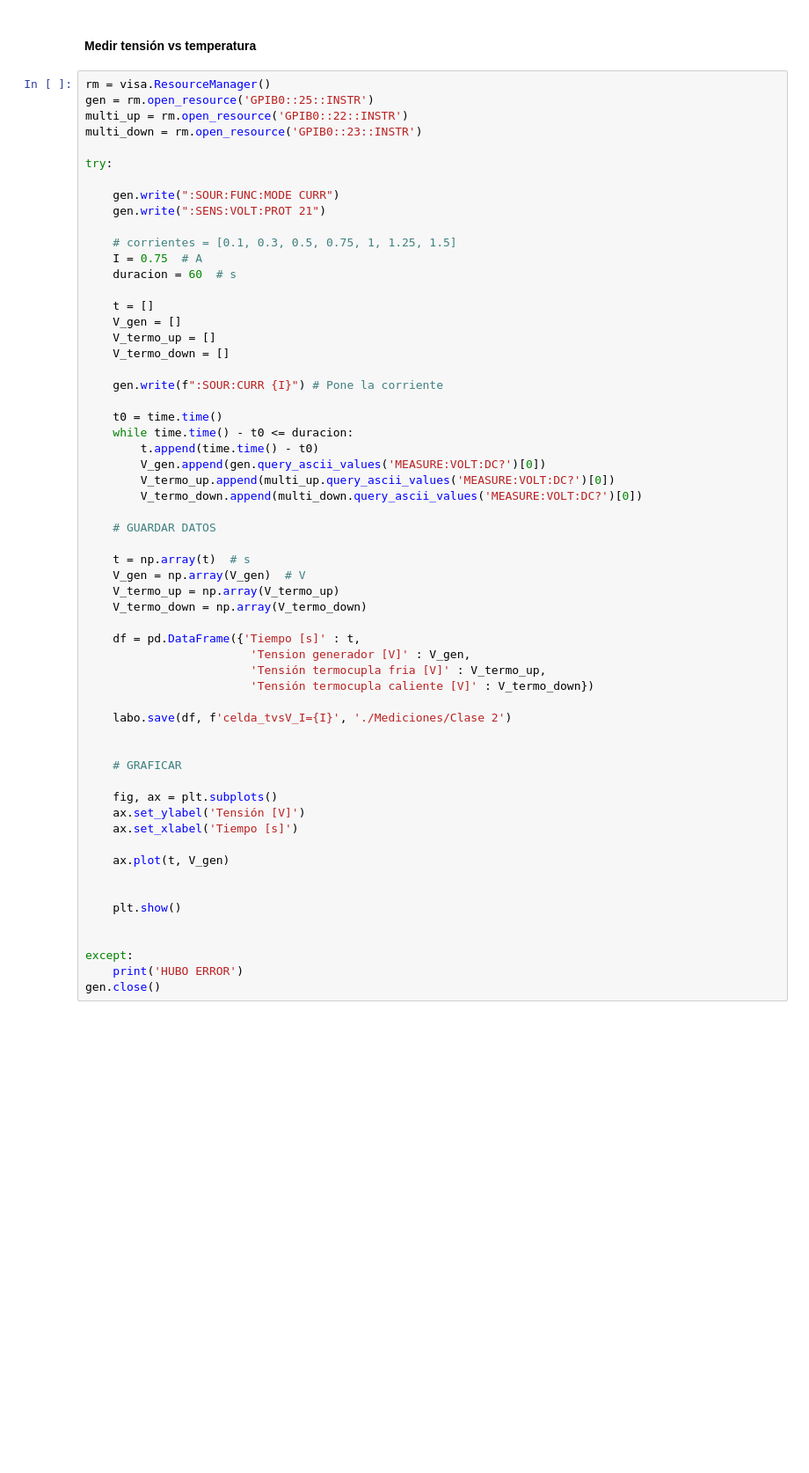
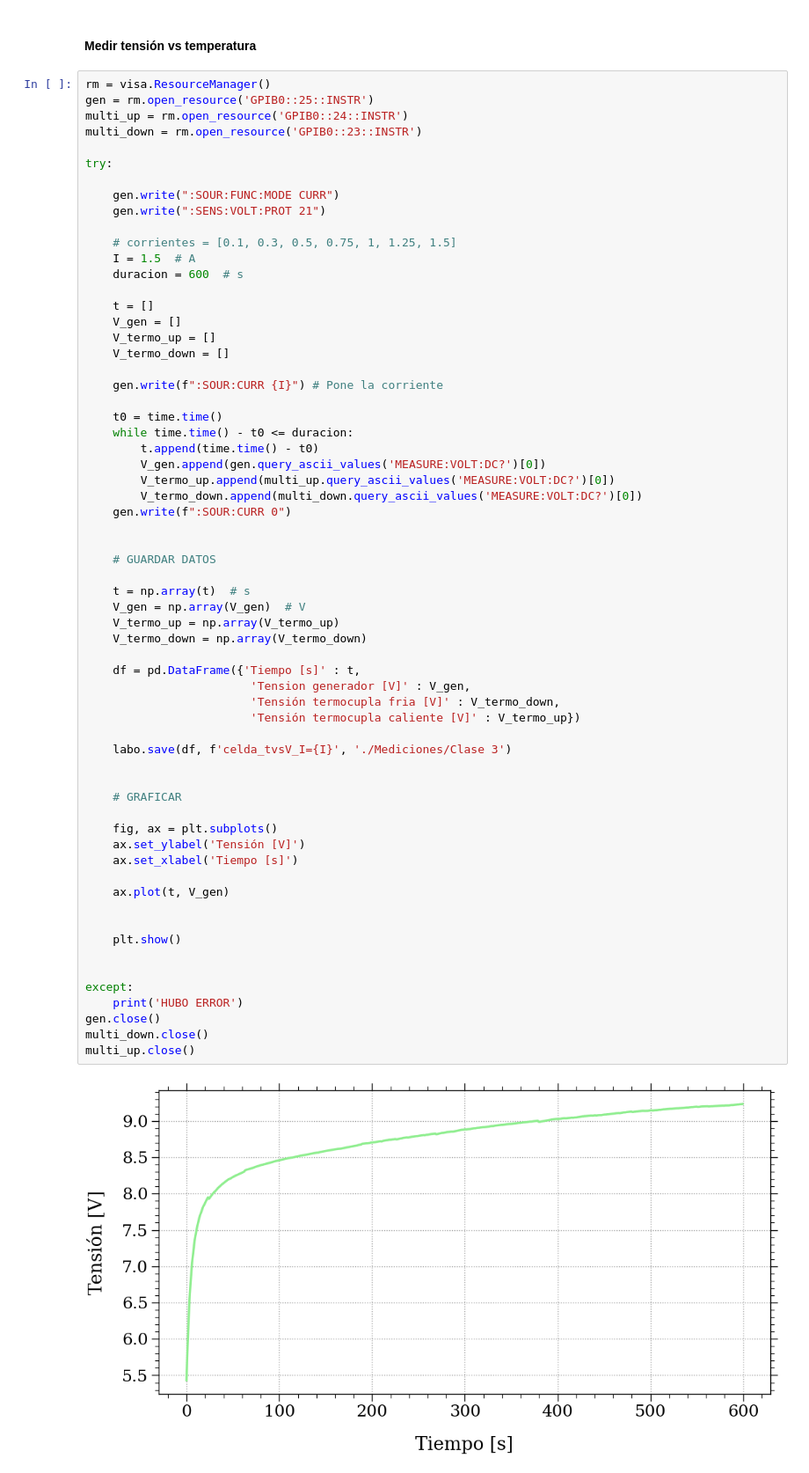
Before and after one commit to mpalomeque01/Peltier, a Jupyter notebook: celda_peltier.ipynb, the cells around one changed output. Shown: that part at 88% size. Cells and saved outputs as stored; diff of their text form; blank space fills up the shorter version.

```diff
--- a/celda_peltier.ipynb
+++ b/celda_peltier.ipynb
@@ -31,7 +36,7 @@ gen.close()
 # %%
 rm = visa.ResourceManager()
 gen = rm.open_resource('GPIB0::25::INSTR')
-multi_up = rm.open_resource('GPIB0::22::INSTR')
+multi_up = rm.open_resource('GPIB0::24::INSTR')
 multi_down = rm.open_resource('GPIB0::23::INSTR')
 
 try:
@@ -40,8 +45,8 @@ try:
     gen.write(":SENS:VOLT:PROT 21")
 
     # corrientes = [0.1, 0.3, 0.5, 0.75, 1, 1.25, 1.5]
-    I = 0.75  # A
-    duracion = 60  # s
+    I = 1.5  # A
+    duracion = 600  # s
 
     t = []
     V_gen = []
@@ -56,34 +61,40 @@ try:
         V_gen.append(gen.query_ascii_values('MEASURE:VOLT:DC?')[0])
         V_termo_up.append(multi_up.query_ascii_values('MEASURE:VOLT:DC?')[0])
         V_termo_down.append(multi_down.query_ascii_values('MEASURE:VOLT:DC?')[0])
+    gen.write(f":SOUR:CURR 0")
+
 
     # GUARDAR DATOS
 
     t = np.array(t)  # s
     V_gen = np.array(V_gen)  # V
     V_termo_up = np.array(V_termo_up)
     V_termo_down = np.array(V_termo_down)
 
     df = pd.DataFrame({'Tiempo [s]' : t,
                         'Tension generador [V]' : V_gen,
-                        'Tensión termocupla fria [V]' : V_termo_up,
-                        'Tensión termocupla caliente [V]' : V_termo_down})
+                        'Tensión termocupla fria [V]' : V_termo_down,
+                        'Tensión termocupla caliente [V]' : V_termo_up})
 
-    labo.save(df, f'celda_tvsV_I={I}', './Mediciones/Clase 2')
+    labo.save(df, f'celda_tvsV_I={I}', './Mediciones/Clase 3')
 
 
     # GRAFICAR
 
     fig, ax = plt.subplots()
     ax.set_ylabel('Tensión [V]')
     ax.set_xlabel('Tiempo [s]')
 
     ax.plot(t, V_gen)
 
 
     plt.show()
 
 
 except:
     print('HUBO ERROR')
 gen.close()
+multi_down.close()
+multi_up.close()
+# %% [output]
+[figure, added]
```
Also changed, not shown: parts of 2 cells of this notebook, 28 other files.
